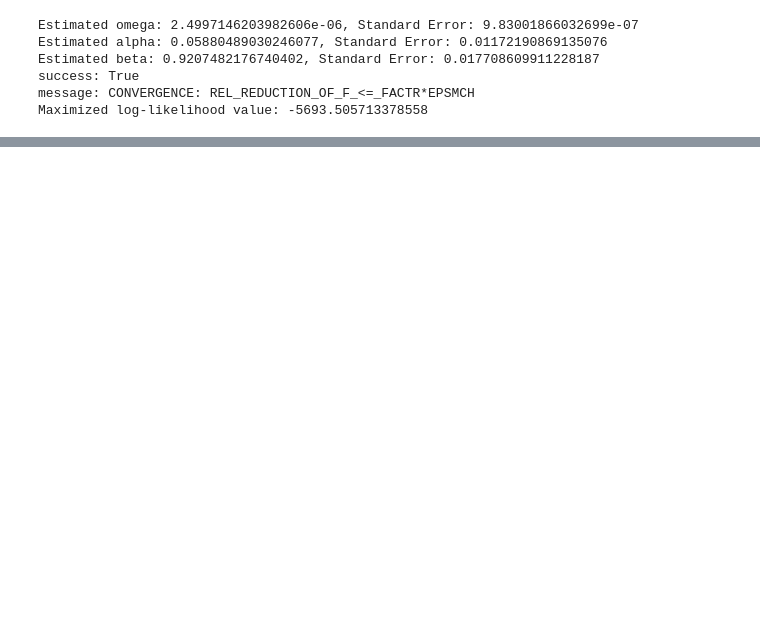
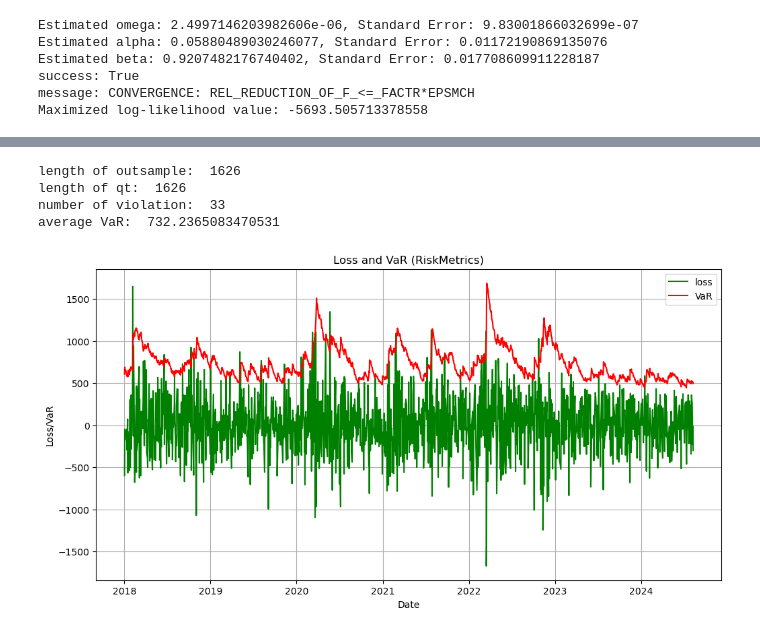
Before and after one commit to PakHangLo/GARCH_VaR, a Jupyter notebook: GARCH_VaR.ipynb, the cells around one changed output, grey strips where cells are left out. Cells and saved outputs as stored; diff of their text form; code cells hidden in the pictures; blank space fills up the shorter version.

```diff
--- a/GARCH_VaR.ipynb
+++ b/GARCH_VaR.ipynb
@@ -515,0 +610,70 @@ plt.show()
+# %%
+
+def forcast_outsample_VaR_RiskMetrics(lambda_, confidence, eta, insample_last_sigma2, insample_last_epsilon, insample_last_close_price, outsample):
+    #eta is the standardized residual obtained from the insample.
+    #insample_last_close_price is the last closing price of the insample.
+    #outsample is the dataframe containing the out-of-sample.
+    #p and q are garch orders.
+    outsample['loss'] = -(outsample['Close']-outsample['Close'].shift(1))
+    outsample['loss'].iloc[0] = - (outsample['Close'].iloc[0] - insample_last_close_price)
+
+    T_out = len(outsample)
+
+    sigma2 = np.concatenate((insample_last_sigma2, np.zeros(T_out)))
+    epsilon = np.concatenate((insample_last_epsilon, np.zeros(T_out)))
+    qt = np.zeros(1 + T_out)
+    #print(HSI_outsample['returns'])
+    returns = np.concatenate((np.zeros(1), HSI_outsample['returns']))
+
+    for t in range(1, 1 + T_out):
+        sigma2_t = 0
+        for i in range(1, 1 + 1):
+            sigma2_t += (1-lambda_) * epsilon[t-i]**2
+
+        for j in range(1, 1 + 1):
+            sigma2_t += lambda_ * sigma2[t-j]
+
+        sigma2[t] = sigma2_t
+        #print("sigma2[t]: ", sigma2[t])
+        eta_bootstrap = np.random.choice(eta, 5000, replace = True)
+        #print('sqrt of sigma2[t]: ', np.sqrt(sigma2[t]))
+
+        #qt[t] = np.sqrt(sigma2[t]) * np.quantile(eta_bootstrap, confidence, method='inverted_cdf')
+        qt[t] = np.sqrt(sigma2[t]) * scipy.stats.norm.ppf(confidence)
+        epsilon[t] = returns[t]
+    print('length of outsample: ', len(outsample))
+    qt = np.delete(qt, 0)
+    print('length of qt: ', len(qt))
+    outsample.loc[:,'qt'] = qt
+    outsample.loc[:,'VaR'] = outsample['Close'].shift(1)*(1 - np.exp(outsample['qt']))
+    outsample.iloc[0,outsample.columns.get_loc('VaR')] = insample_last_close_price*( 1 - np.exp(outsample['qt'].iloc[0]))
+    outsample.loc[:,'violation'] = outsample.loc[:, 'loss'] > outsample.loc[:, 'VaR']
+    print("number of violation: ", outsample['violation'].sum())
+    print("average VaR: ", outsample['VaR'].mean())
+    return outsample
+
+
+eta,insample_last_sigma2, insample_last_epsilon = standardized_residuals_garch(result.x, HSI_insample['returns'].values, 1, 1)
+
+
+
+#eta_bootstrap = np.random.choice(eta, 2000, replace = True)
+#a = np.quantile(eta_bootstrap, 0.01, method='inverted_cdf')
+#a
+#plt.hist(eta)
+#plt.hist(eta_bootstrap)
+HSI_outsample = forcast_outsample_VaR_RiskMetrics(0.94, 0.01, eta, insample_last_sigma2, insample_last_epsilon, HSI_insample['Close'].iloc[-1], HSI_outsample)
+
+plt.figure(figsize=(12, 6))
+plt.plot(HSI_outsample['Date'], HSI_outsample['loss'], label = 'loss', color = 'green')
+plt.plot(HSI_outsample['Date'], HSI_outsample['VaR'], label = 'VaR', color = 'red')
+
+#plt.plot(HSI_outsample['loss'], label = 'loss', color = 'green')
+#plt.plot(HSI_outsample['VaR'], label = 'VaR', color = 'red')
+plt.xlabel('Date')
+plt.ylabel('Loss/VaR')
+plt.title('Loss and VaR (RiskMetrics)')
+plt.legend()
+plt.grid(True)
+plt.show()
+# %% [output]
@@ -515,0 +689,5 @@ plt.show()
+length of outsample:  1626
+length of qt:  1626
+number of violation:  33
+average VaR:  732.2365083470531
+[figure, added]
```
Also changed, not shown: parts of 16 cells of this notebook.
